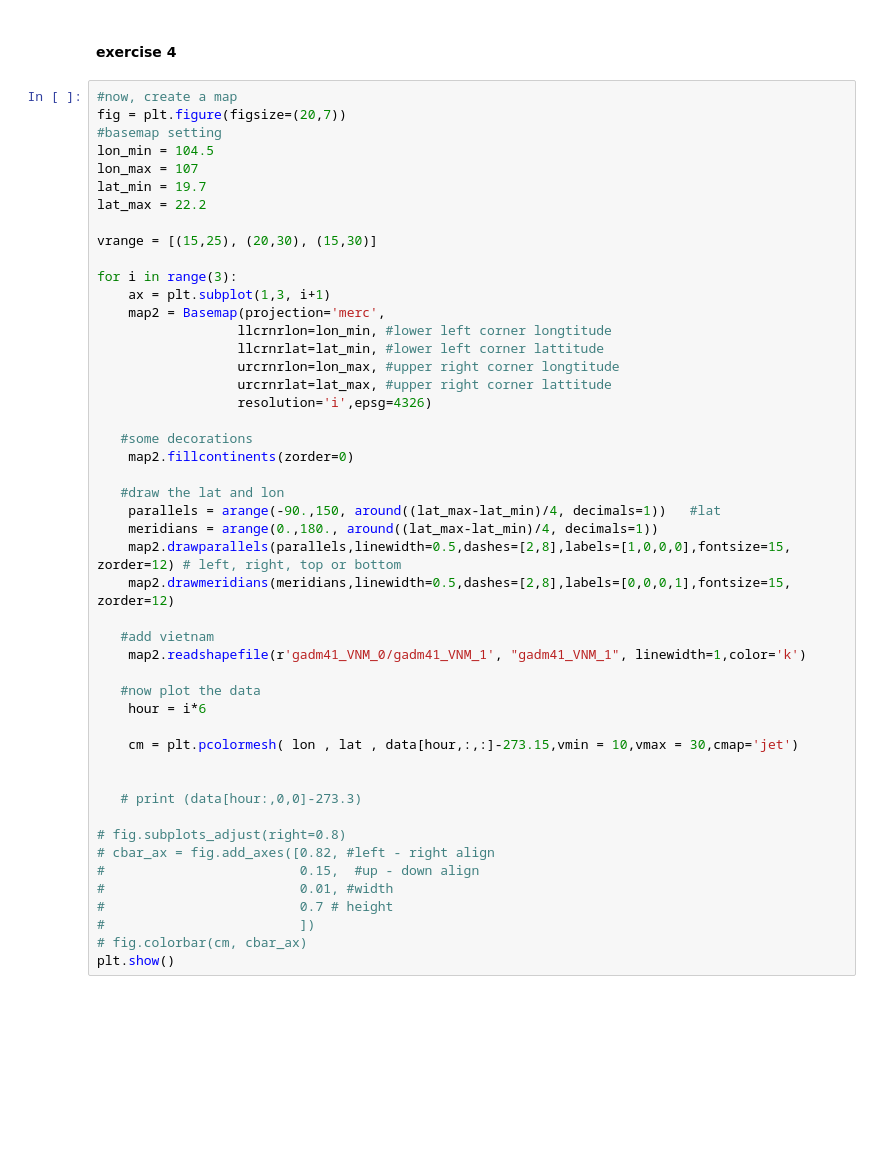
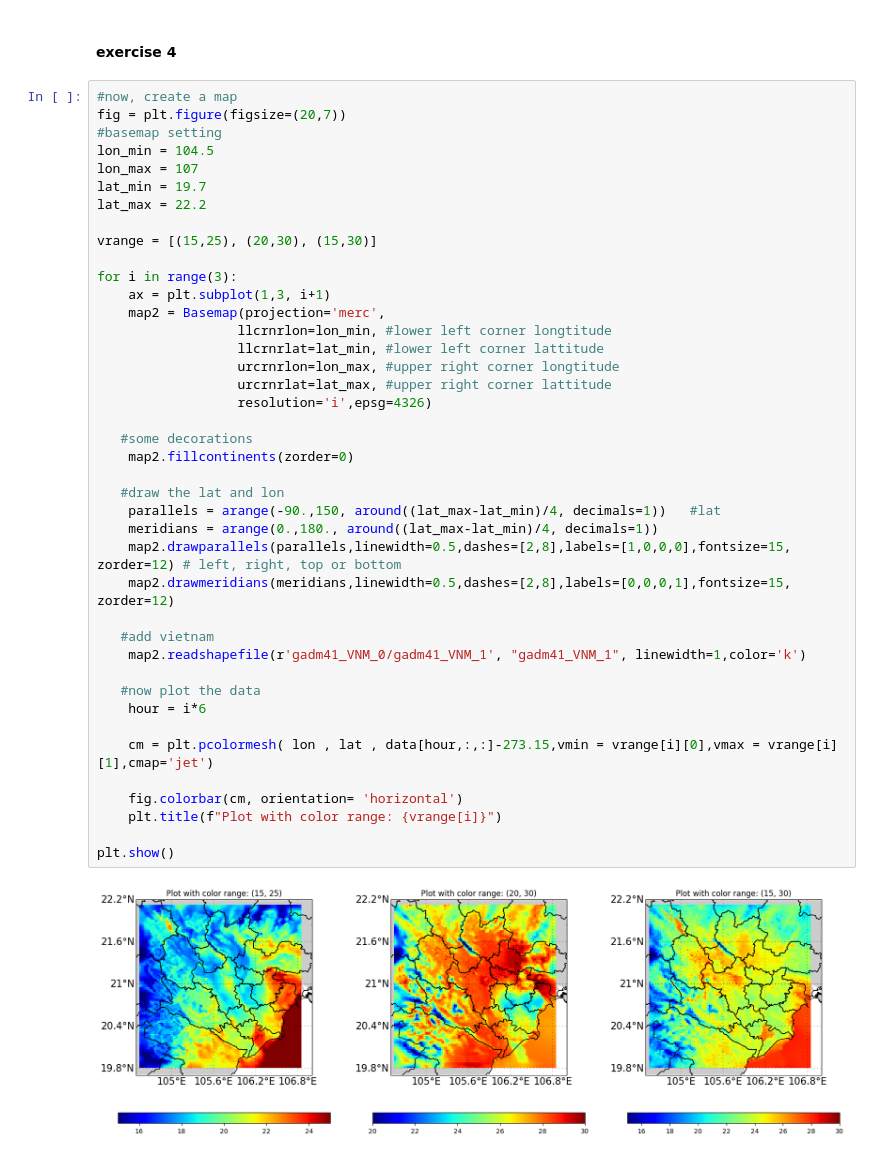
Before and after one commit to Minhsuperfragile/data_visualization_labwork, a Jupyter notebook: homework4.ipynb, the cells around one changed output. Saved outputs shown, nothing was run; the diff lists cells and outputs as text; blank space fills up the shorter version.

```diff
--- a/homework4.ipynb
+++ b/homework4.ipynb
@@ -151,40 +151,35 @@ lat_max = 22.2
 
 vrange = [(15,25), (20,30), (15,30)]
 
 for i in range(3):
     ax = plt.subplot(1,3, i+1)
     map2 = Basemap(projection='merc',
                   llcrnrlon=lon_min, #lower left corner longtitude
                   llcrnrlat=lat_min, #lower left corner lattitude
                   urcrnrlon=lon_max, #upper right corner longtitude
                   urcrnrlat=lat_max, #upper right corner lattitude
                   resolution='i',epsg=4326)
 
    #some decorations
     map2.fillcontinents(zorder=0)
 
    #draw the lat and lon
     parallels = arange(-90.,150, around((lat_max-lat_min)/4, decimals=1)) 	#lat
     meridians = arange(0.,180., around((lat_max-lat_min)/4, decimals=1))
     map2.drawparallels(parallels,linewidth=0.5,dashes=[2,8],labels=[1,0,0,0],fontsize=15, zorder=12) # left, right, top or bottom
     map2.drawmeridians(meridians,linewidth=0.5,dashes=[2,8],labels=[0,0,0,1],fontsize=15, zorder=12)
 
    #add vietnam
     map2.readshapefile(r'gadm41_VNM_0/gadm41_VNM_1', "gadm41_VNM_1", linewidth=1,color='k')
 
    #now plot the data
     hour = i*6
 
-    cm = plt.pcolormesh( lon , lat , data[hour,:,:]-273.15,vmin = 10,vmax = 30,cmap='jet')
+    cm = plt.pcolormesh( lon , lat , data[hour,:,:]-273.15,vmin = vrange[i][0],vmax = vrange[i][1],cmap='jet')
 
+    fig.colorbar(cm, orientation= 'horizontal')
+    plt.title(f"Plot with color range: {vrange[i]}")
 
-   # print (data[hour:,0,0]-273.3)
-
-# fig.subplots_adjust(right=0.8)
-# cbar_ax = fig.add_axes([0.82, #left - right align
-#                         0.15,  #up - down align
-#                         0.01, #width
-#                         0.7 # height
-#                         ])
-# fig.colorbar(cm, cbar_ax)
 plt.show()
+# %% [output]
+[figure, added]
```
Also changed, not shown: parts of 1 cell of this notebook, 3 other files.
